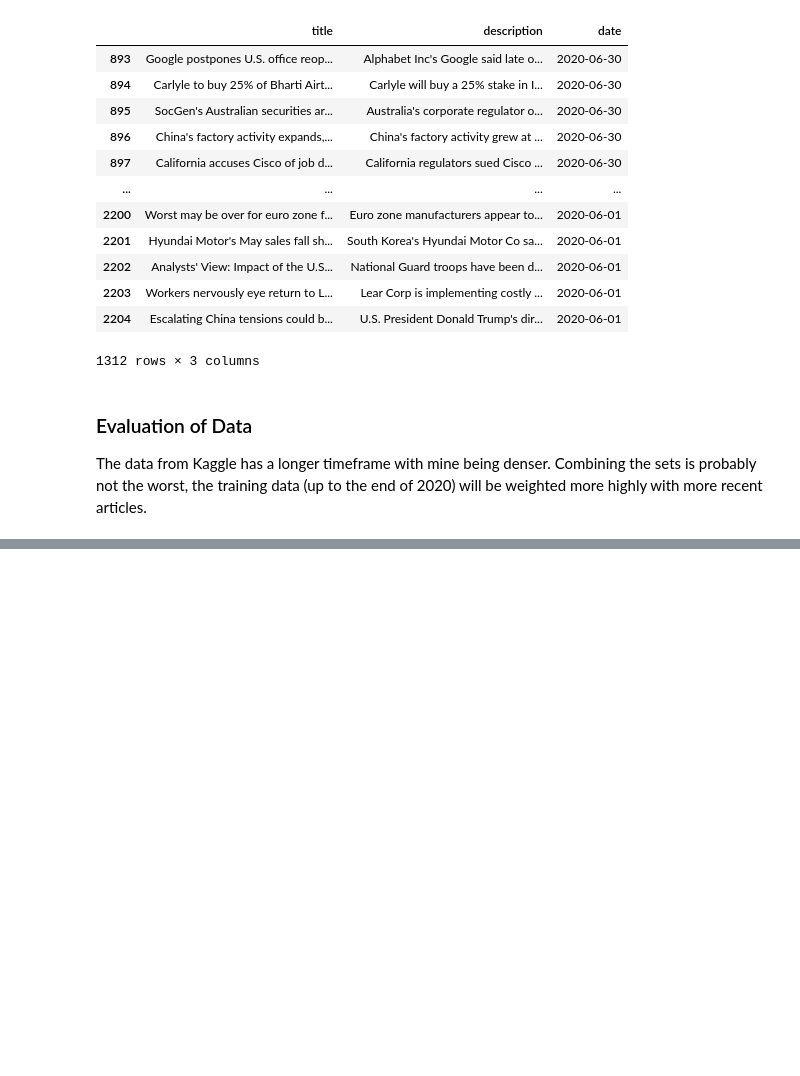
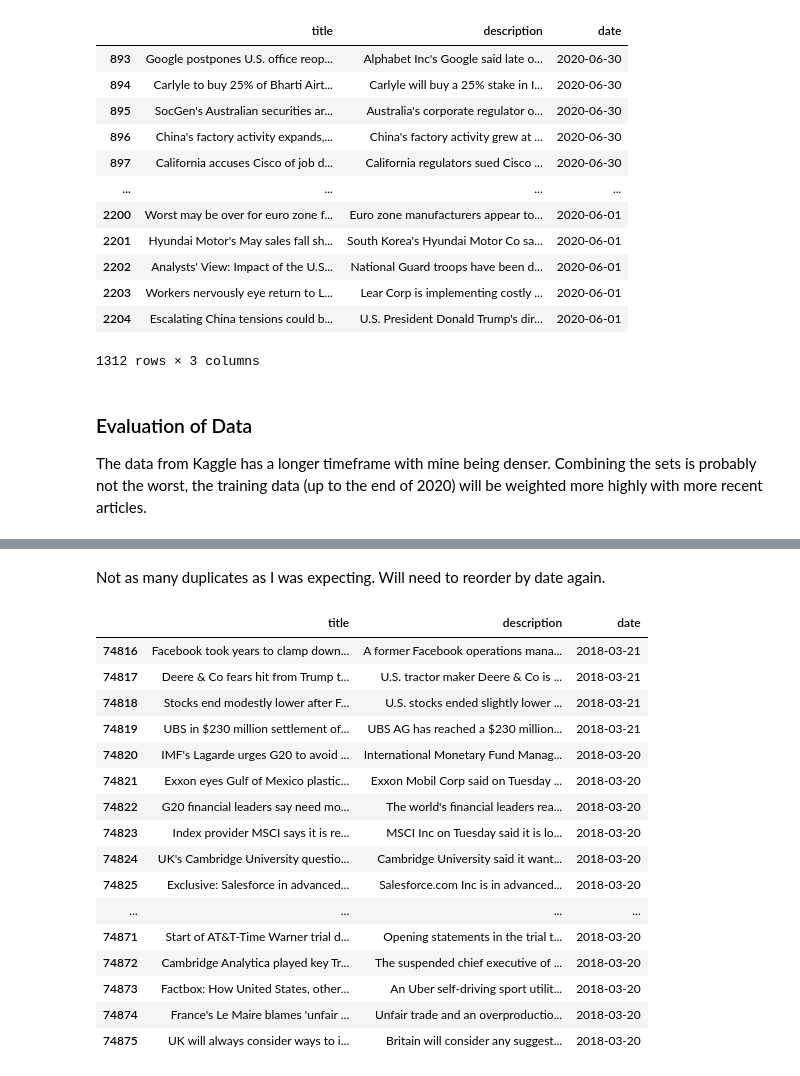
Before and after one commit to hoestlund/thesis, a Jupyter notebook: data_wrangling/reuters.ipynb, the cells around one changed output, grey strips where cells are left out. Cells and saved outputs as stored; diff of their text form; code cells hidden in the pictures; blank space fills up the shorter version.

Commit message:
Combined and sorted data

```diff
--- a/data_wrangling/reuters.ipynb
+++ b/data_wrangling/reuters.ipynb
@@ -160,0 +176,3 @@ reuters_data = pd.concat([reuters_articles, third_party_articles], ignore_index=
+# %%
+reuters_data.drop_duplicates(inplace=True, ignore_index=True)
+reuters_data
@@ -160,0 +193,22 @@ reuters_data = pd.concat([reuters_articles, third_party_articles], ignore_index=
+# %% [markdown]
+Not as many duplicates as I was expecting. Will need to reorder by date again.
+# %%
+reuters_data.tail(60) # there were a lot of articles on the 20th
+# %% [output]
+|  | title | description | date |
+| 74816 | Facebook took years to clamp down... | A former Facebook operations mana... | 2018-03-21 |
+| 74817 | Deere & Co fears hit from Trump t... | U.S. tractor maker Deere & Co is ... | 2018-03-21 |
+| 74818 | Stocks end modestly lower after F... | U.S. stocks ended slightly lower ... | 2018-03-21 |
+| 74819 | UBS in $230 million settlement of... | UBS AG has reached a $230 million... | 2018-03-21 |
+| 74820 | IMF's Lagarde urges G20 to avoid ... | International Monetary Fund Manag... | 2018-03-20 |
+| 74821 | Exxon eyes Gulf of Mexico plastic... | Exxon Mobil Corp said on Tuesday ... | 2018-03-20 |
+| 74822 | G20 financial leaders say need mo... | The world's financial leaders rea... | 2018-03-20 |
+| 74823 | Index provider MSCI says it is re... | MSCI Inc on Tuesday said it is lo... | 2018-03-20 |
+| 74824 | UK's Cambridge University questio... | Cambridge University said it want... | 2018-03-20 |
+| 74825 | Exclusive: Salesforce in advanced... | Salesforce.com Inc is in advanced... | 2018-03-20 |
+| ... | ... | ... | ... |
+| 74871 | Start of AT&T-Time Warner trial d... | Opening statements in the trial t... | 2018-03-20 |
+| 74872 | Cambridge Analytica played key Tr... | The suspended chief executive of ... | 2018-03-20 |
+| 74873 | Factbox: How United States, other... | An Uber self-driving sport utilit... | 2018-03-20 |
+| 74874 | France's Le Maire blames 'unfair ... | Unfair trade and an overproductio... | 2018-03-20 |
+| 74875 | UK will always consider ways to i... | Britain will consider any suggest... | 2018-03-20 |
```
Also changed, not shown: parts of 3 cells of this notebook.
